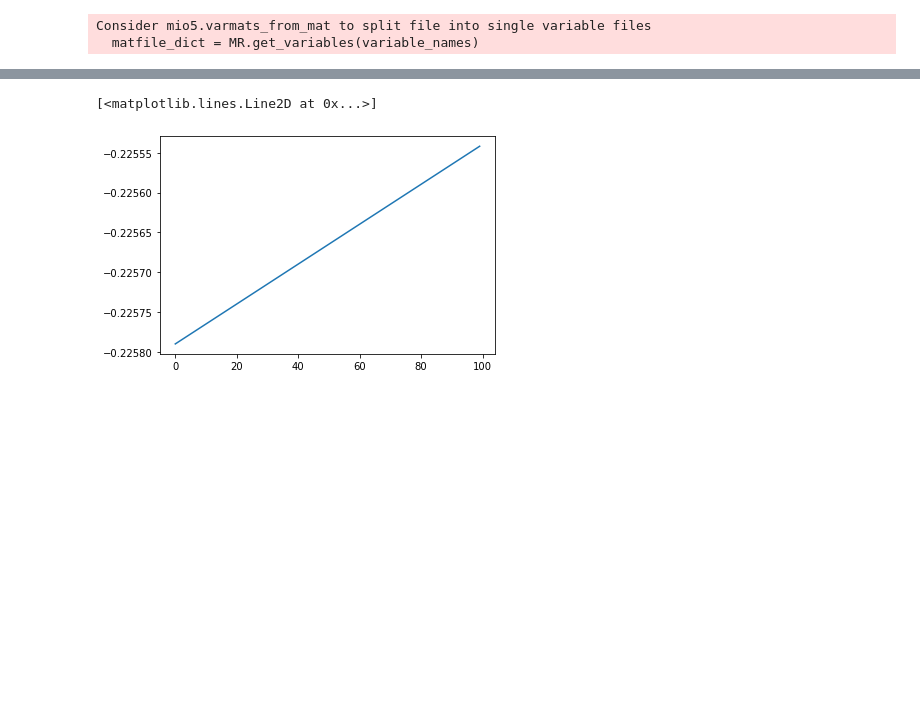
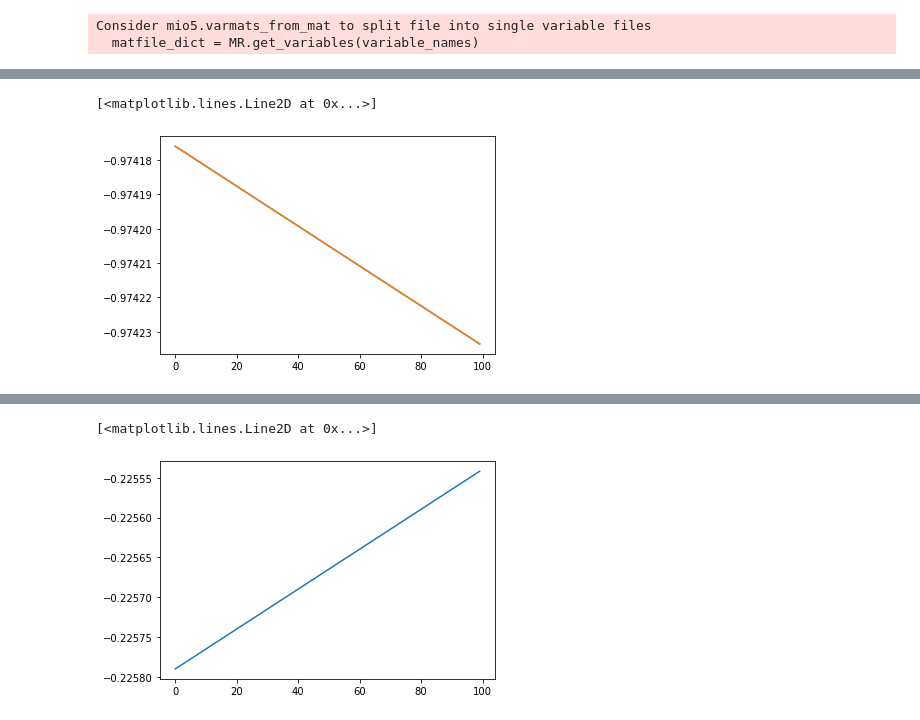
Before and after one commit to ukunliu/WSN_simulation, a Jupyter notebook: Simulation/main.ipynb, the cells around one changed output, grey strips where cells are left out. Cells and saved outputs as stored; diff of their text form; code cells hidden in the pictures; blank space fills up the shorter version.

```diff
--- a/Simulation/main.ipynb
+++ b/Simulation/main.ipynb
@@ -21,0 +39,8 @@ ch[2,0][:,0].shape
+# %%
+plt.plot(ch[2,0].real)
+# plt.scatter(ch[2,0].real, ch[2,0].real**2)
+plt.plot(ch[2,0])
+# plt.plot(np.abs(ch[2,0]))
+# %% [output]
+[<matplotlib.lines.Line2D at 0x...>]
+[figure, added]
```
Also changed, not shown: parts of 18 cells of this notebook, 5 other files.
